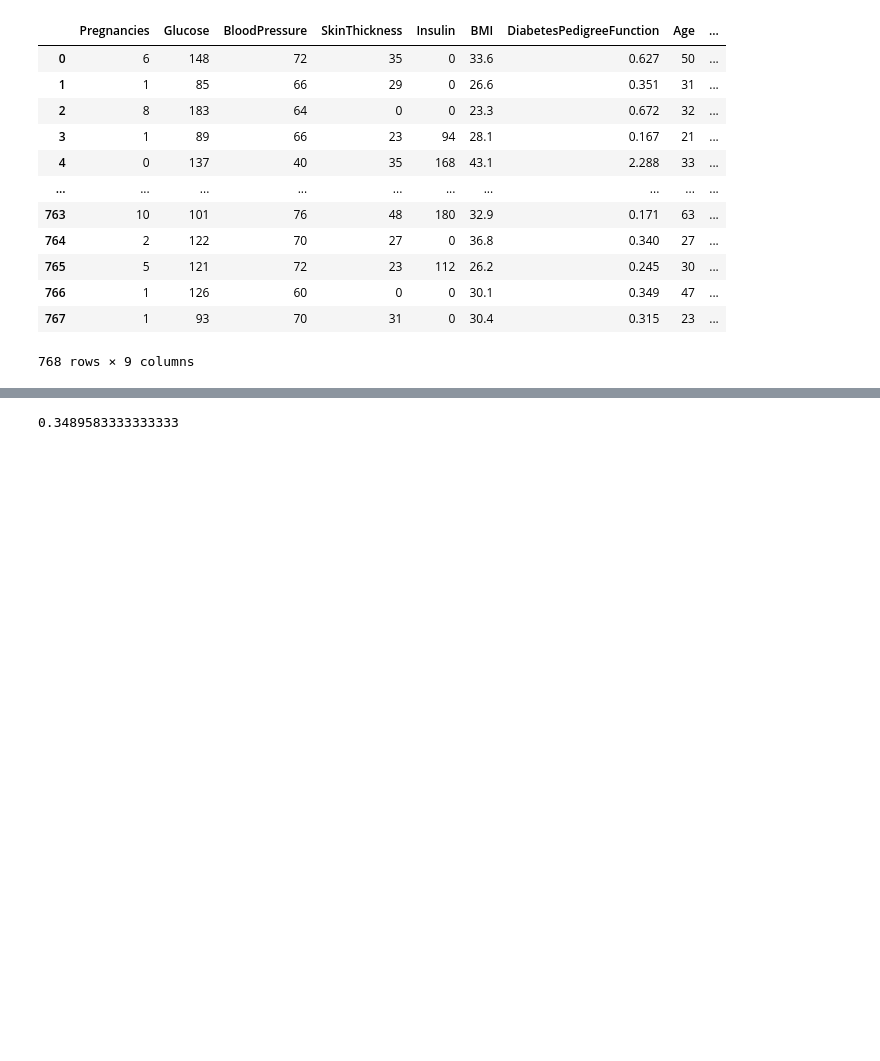
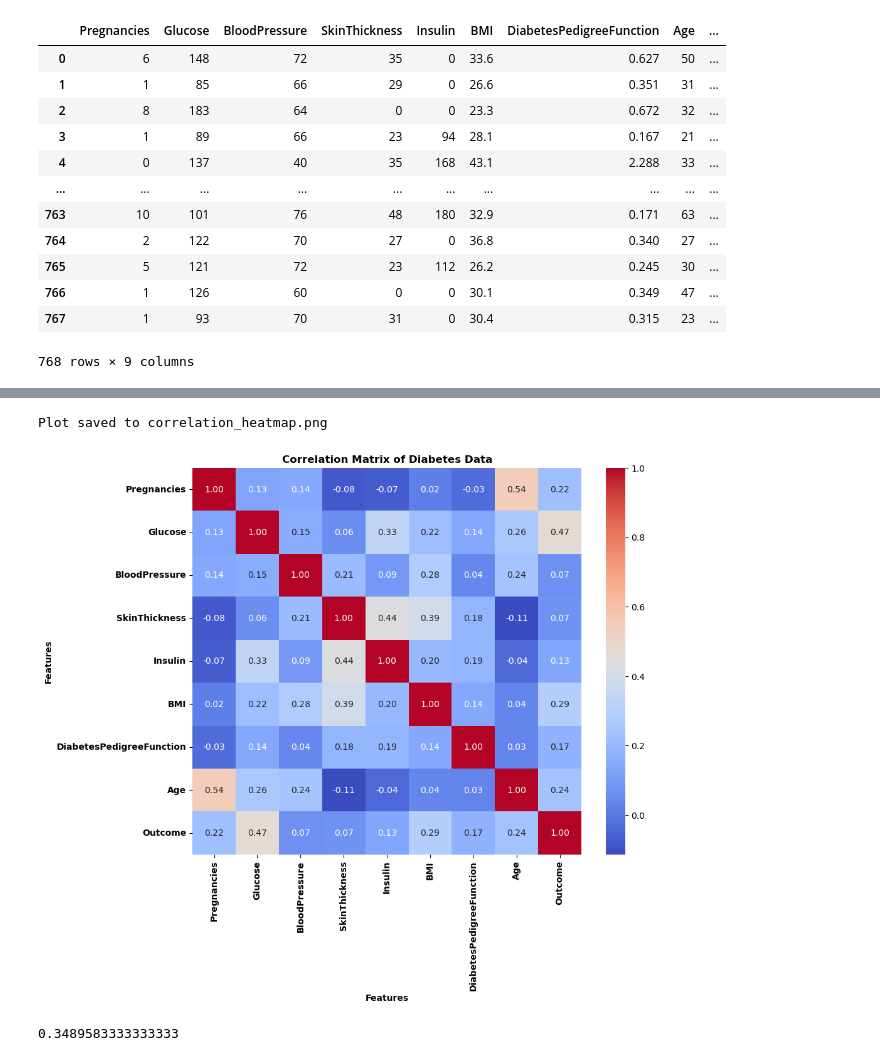
Before and after one commit to Mustaphayinka/Applied_Data_Science, a Jupyter notebook: Clustering and Fitting on Diabetes Data.ipynb, the cells around one changed output, grey strips where cells are left out. Cells and saved outputs as stored; diff of their text form; code cells hidden in the pictures; blank space fills up the shorter version.

```diff
--- a/Clustering and Fitting on Diabetes Data.ipynb
+++ b/Clustering and Fitting on Diabetes Data.ipynb
@@ -66,3 +98,45 @@ Kurtosis of Outcome: -1.600929755156027
+# %%
+# Correlation Matrix Function
+
+def plot_correlation_matrix(data, save_path=None):
+    """
+    Plots a heatmap of the correlation matrix for the given DataFrame.
+
+    Parameters:
+    - data (DataFrame): The input DataFrame containing numerical data.
+    - save_path (str, optional): The file path where the plot will be saved. Default is None.
+
+    Returns:
+    - None: Displays the heatmap plot.
+    """
+    # Calculate correlation matrix
+    correlation_matrix = data.corr()
+
+    # Create heatmap
+    plt.figure(figsize=(10, 8))
+    sns.heatmap(correlation_matrix, annot=True, cmap='coolwarm', fmt=".2f")
+
+    # Add labels and title with bold font
+    plt.title('Correlation Matrix of Diabetes Data', fontweight='bold')
+    plt.xlabel('Features', fontweight='bold')
+    plt.ylabel('Features', fontweight='bold')
+
+    # Adjust tick size and make them bold
+    plt.xticks(fontweight='bold')
+    plt.yticks(fontweight='bold')
+
+    # Save the plot if save_path is provided
+    if save_path:
+        plt.savefig(save_path, bbox_inches='tight')
+        print(f"Plot saved to {save_path}")
+    else:
+        plt.show()
+# %%
+# Plotting correlation matrix of the diabetes data
+plot_correlation_matrix(diabetes_data, save_path='correlation_heatmap.png')
+# %% [output]
+Plot saved to correlation_heatmap.png
+[figure, added]
 # %%
 diabetes_data.Outcome.mean()
 # %% [output]
```
Also changed, not shown: parts of 37 cells of this notebook.
